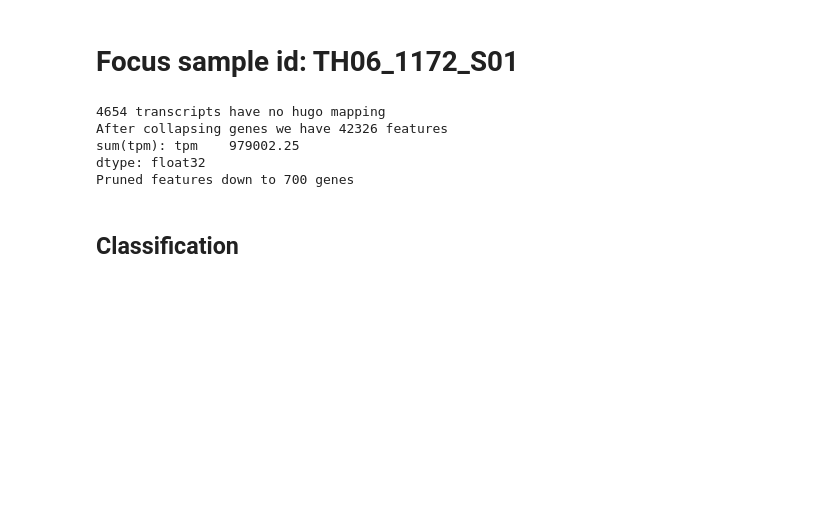
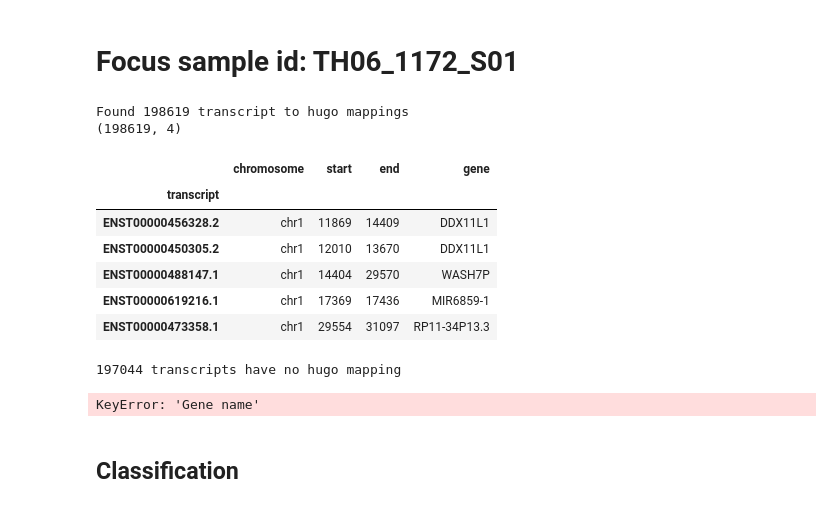
Before and after one commit to rcurrie/pancan-gtex, a Jupyter notebook: n_of_1.ipynb, the cells around one changed output. Cells and saved outputs as stored; diff of their text form; code cells hidden in the pictures; blank space fills up the shorter version.

```diff
--- a/n_of_1.ipynb
+++ b/n_of_1.ipynb
@@ -60,15 +42,30 @@ sample = pd.read_table(os.path.expanduser("~/data/samples/{}/abundance.tsv").for
 display(HTML("<h1>Focus sample id: {}</h1>".format(sample_id)))
 # %% [output]
 Focus sample id: TH06_1172_S01
+# %%
+ensemble_to_hugo = pd.read_table("ensemble-to-hugo.tsv", index_col=0)
+print("Found {} transcript to hugo mappings".format(ensemble_to_hugo.shape[0]))
+print(ensemble_to_hugo.shape)
+ensemble_to_hugo.head()
+# %% [output]
+Found 198619 transcript to hugo mappings
+(198619, 4)
+|  | chromosome | start | end | gene |
+| transcript |  |  |  |  |
+| ENST00000456328.2 | chr1 | 11869 | 14409 | DDX11L1 |
+| ENST00000450305.2 | chr1 | 12010 | 13670 | DDX11L1 |
+| ENST00000488147.1 | chr1 | 14404 | 29570 | WASH7P |
+| ENST00000619216.1 | chr1 | 17369 | 17436 | MIR6859-1 |
+| ENST00000473358.1 | chr1 | 29554 | 31097 | RP11-34P13.3 |
 # %%
 # Convert from Kallisto ensembl TPM to hugo concordant with the compendium and prune
 
-# Load ensemble to hugo mapping table - see ingest for details
-ensemble_to_hugo = pd.read_csv(os.path.expanduser("~/data/ensemble_transcript_to_hugo.tsv"), sep="\t", index_col=0)
-transcripts = pd.Index([t.split(".")[0] for t in sample.columns])
+# # Load ensemble to hugo mapping table - see ingest for details
+# ensemble_to_hugo = pd.read_csv("ensemble-to-hugo.tsv", sep="\t", index_col=0)
+# transcripts = pd.Index([t.split(".")[0] for t in sample.columns])
 
-missing = len(list(filter(lambda x: x.split(".")[0] not in ensemble_to_hugo.index, sample.columns.values)))
-print("{} transcripts have no hugo mapping".format(missing))
+# missing = len(list(filter(lambda x: x.split(".")[0] not in ensemble_to_hugo.index, sample.columns.values)))
+# print("{} transcripts have no hugo mapping".format(missing))
 
 # Create a new dataframe replacing the index
 hugo = sample.copy()
@@ -92,11 +89,8 @@ print("Pruned features down to {} genes".format(sample_features.shape[1]))
 # Make sure we have the same features in the same order as our training set
 assert X.columns.equals(sample_features.columns)
 # %% [output]
-4654 transcripts have no hugo mapping
-After collapsing genes we have 42326 features
-sum(tpm): tpm    979002.25
-dtype: float32
-Pruned features down to 700 genes
+197044 transcripts have no hugo mapping
+KeyError: 'Gene name'
 # %% [markdown]
 ## Classification
 # %%
```
Also changed, not shown: parts of 4 cells of this notebook, 3 other files.
